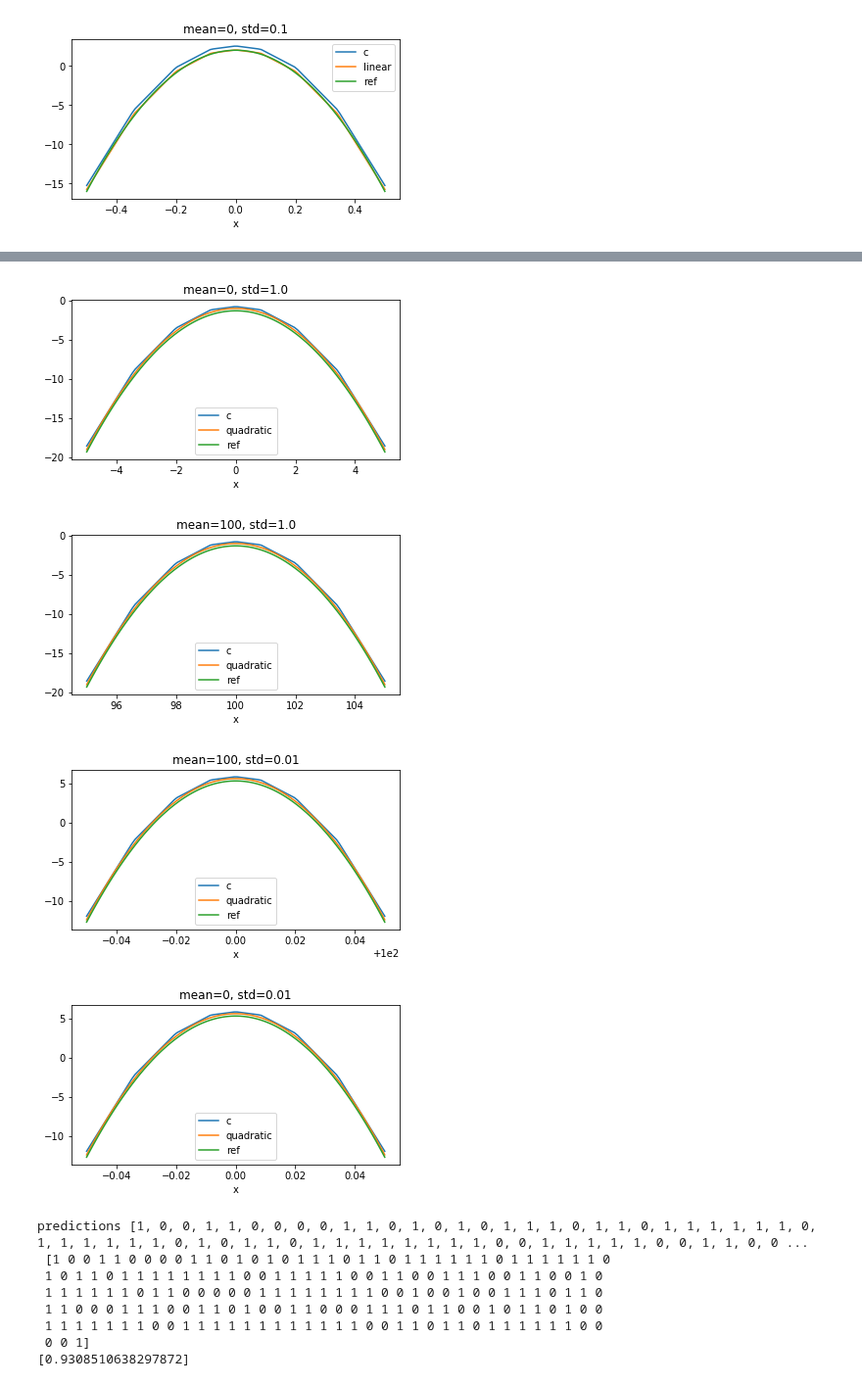
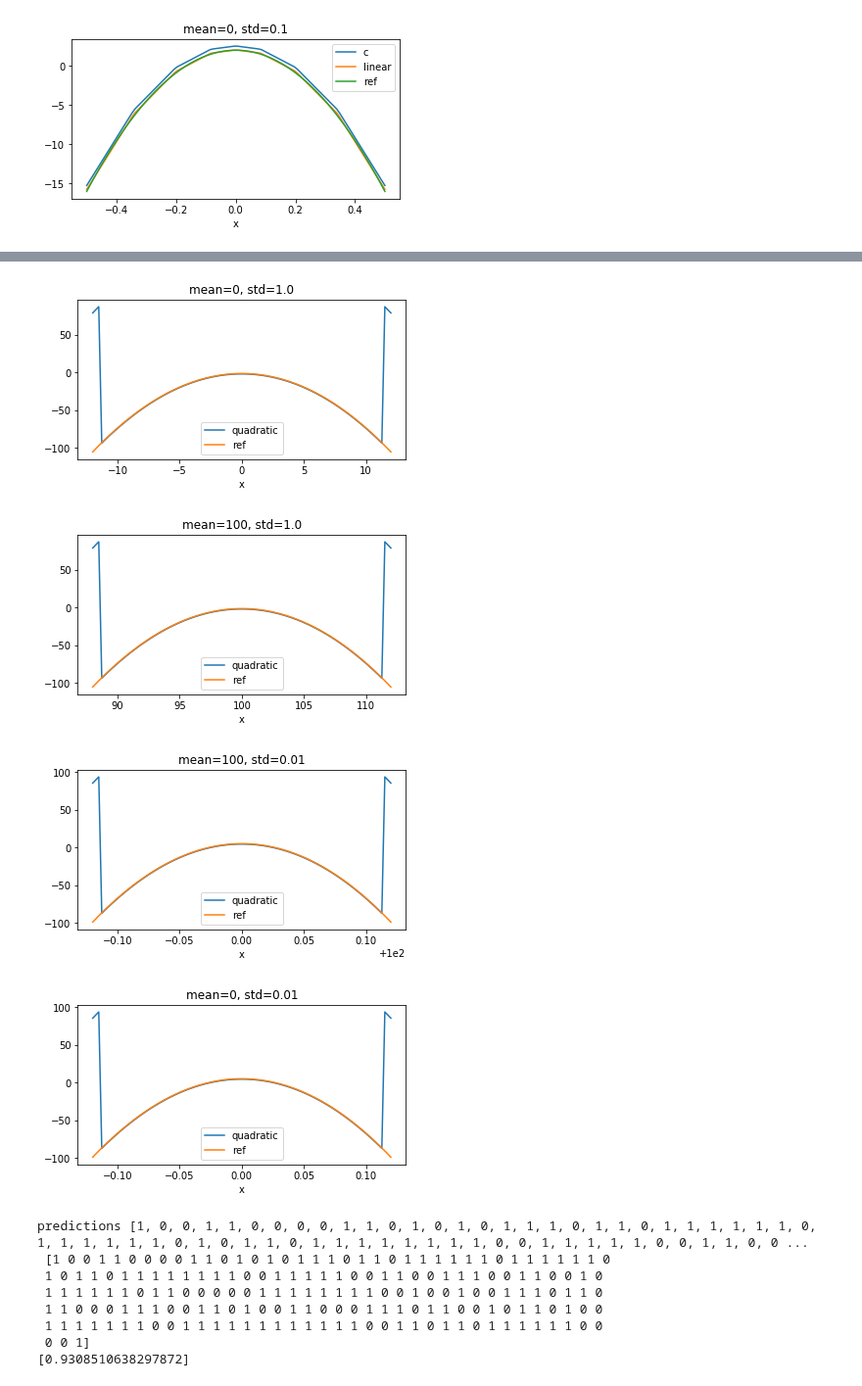
Before and after one commit to jonnor/embeddedml, a Jupyter notebook: NaiveBayes.ipynb, the cells around one changed output, grey strips where cells are left out. Shown at 98% size. Saved outputs shown, nothing was run; the diff lists cells and outputs as text; code cells hidden in the pictures.

Commit message:
embayes: Use quadratic logpdf approximation
Down to 0.77ms on ESP8266

```diff
--- a/NaiveBayes.ipynb
+++ b/NaiveBayes.ipynb
@@ -180,7 +180,8 @@ const float c = 5.042867068181607;
 def quadratic(x, a, b, c):
     return a*(x**2) + b*x + c
 
-fitx = numpy.linspace(-5, 5, 30)
+sigma_fit = 10
+fitx = numpy.linspace(-sigma_fit, sigma_fit, 30)
 fity = logprob_ref(fitx, 0.0, 1.0)
 p0 = [0, 0, 0]
 pnames = ['a', 'b', 'c']
@@ -192,28 +193,27 @@ print(c_constants(vals))
 def p_q(x, mean, std):
     xm = (x - mean) / (std)
     p = quadratic(xm, *popt_quadratic) - numpy.log2(std)
-    return p + 0.3
+    return p
 
 def prob_loglin_quadratic(x, mean, std):
+    log2std = numpy.log2(std)
     if numpy.isscalar(x):
         x = [x]
-    v = [ p_q(xx, mean, std) for xx in x ]
+    v = [ embayesc.logpdf(xx, mean, std, log2std) for xx in x ]
     return numpy.array(v)
 
-sigma = 5
+sigma = 12
 means, stds = ((0, 100, 100, 0), (1.0, 1.0, 0.01, 0.01))
 for mean, std in zip(means, stds):
     start = mean-(sigma*std)
     points = numpy.linspace(start, mean+(sigma*std), 100)
 
     ref = logprob_ref(points, mean, std)
-    fit = prob_loglin_quadratic(points, mean, std)
+    fit = prob_loglin_quadratic(points, mean, std) - 0.5
 
-    c = prob_loglin(points, mean, std) + 0.5
     df = pandas.DataFrame({
         'x': points,
         'ref': ref,
-        'c': c,
         'quadratic': fit,
     }).plot(x='x', figsize=(6,3), title='mean={}, std={}'.format(mean, std))
 # %% [output]
@@ -223,7 +223,7 @@ const float c = -1.3257480647361592;
-[figure, old version]
+[figure, new version]
-[figure, old version]
+[figure, new version]
-[figure, old version]
+[figure, new version]
-[figure, old version]
+[figure, new version]
 # %%
 class GaussianNB(object):
     def __init__(self):
```
Also changed, not shown: parts of 1 cell of this notebook, 3 other files.
